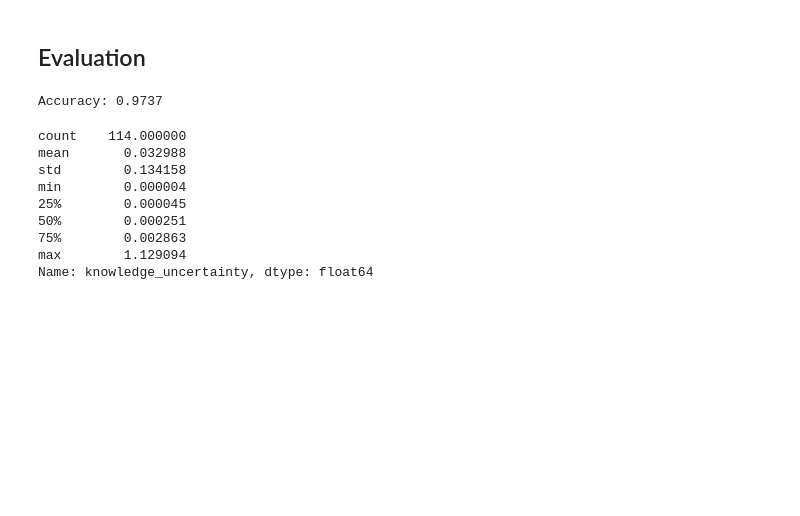
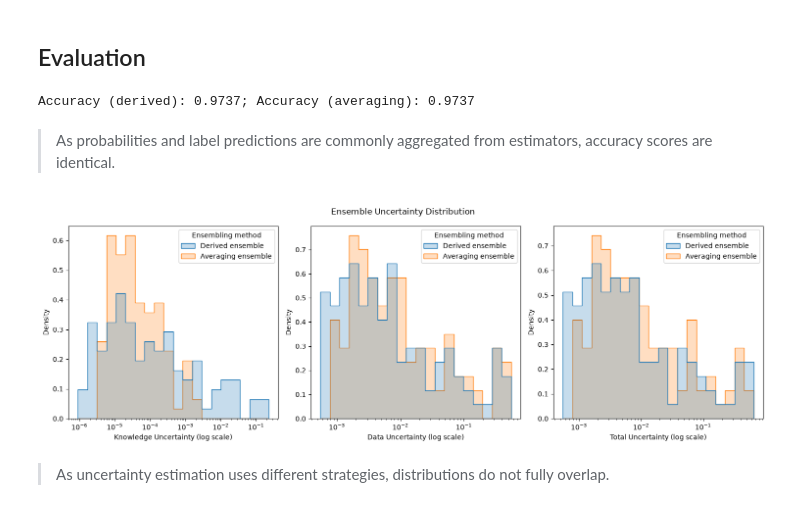
Before and after one commit to junkha/MotherML, a Jupyter notebook: examples/notebooks/05_advanced/06_cv_ensemble_classification.ipynb, the cells around one changed output. Cells and saved outputs as stored; diff of their text form; code cells hidden in the pictures; blank space fills up the shorter version.

Commit message:
docs(examples): demonstrate ensemble subclass differences

```diff
--- a/examples/notebooks/05_advanced/06_cv_ensemble_classification.ipynb
+++ b/examples/notebooks/05_advanced/06_cv_ensemble_classification.ipynb
@@ -82,26 +93,58 @@ estimators_dict
 # %%
-ensemble = CVEnsembleClassifierMother(estimators=estimators_dict["estimators"])
+ensemble_derived = CVEnsembleDerivedClassifier(estimators=estimators_dict["estimators"])
 
-ensemble_prediction = ensemble.predict_uncertainty(X=X_test, uncertainty_method="disagreement")
+ensemble_prediction_derived = ensemble_derived.predict_uncertainty(X=X_test, uncertainty_method="entropy")
+# %%
+ensemble_averaging = CVEnsembleAveragingClassifier(estimators=estimators_dict["estimators"])
+
+ensemble_prediction_averaging = ensemble_averaging.predict_uncertainty(X=X_test)
 # %% [markdown]
 ## Evaluation
 # %%
-y_pred = ensemble_prediction["pred"]
+y_pred_derived = ensemble_prediction_derived["pred"]
+y_pred_averaging = ensemble_prediction_averaging["pred"]
 
 # compute accuracy
-acc = accuracy_score(y_test, y_pred)
-print(f"Accuracy: {acc:.4f}")
+acc_derived = accuracy_score(y_test, y_pred_derived)
+acc_averaging = accuracy_score(y_test, y_pred_averaging)
+print(f"Accuracy (derived): {acc_derived:.4f}; Accuracy (averaging): {acc_averaging:.4f}")
 # %% [output]
-Accuracy: 0.9737
+Accuracy (derived): 0.9737; Accuracy (averaging): 0.9737
-# %%
-ensemble_prediction["knowledge_uncertainty"].describe()
-# %% [output]
-count    114.000000
-mean       0.032988
-std        0.134158
-min        0.000004
-25%        0.000045
-50%        0.000251
-75%        0.002863
-max        1.129094
-Name: knowledge_uncertainty, dtype: float64
+# %% [markdown]
+> As probabilities and label predictions are commonly aggregated from estimators, accuracy scores are identical.
+# %%
+uncertainty_types = ["knowledge_uncertainty", "data_uncertainty", "total_uncertainty"]
+ensemble_uncertainties = pd.concat(
+    {
+        "Derived ensemble": ensemble_prediction_derived[uncertainty_types],
+        "Averaging ensemble": ensemble_prediction_averaging[uncertainty_types],
+    },
+    names=["Ensembling method"],
+).reset_index(level="Ensembling method")
+
+fig, axs = plt.subplots(1, 3, figsize=(15, 5))
+
+for uncertainty_type in uncertainty_types:
+    ax = axs[uncertainty_types.index(uncertainty_type)]
+    sns.histplot(
+        ax=ax,
+        data=ensemble_uncertainties,
+        x=uncertainty_type,
+        hue="Ensembling method",
+        bins=20,
+        stat="density",
+        common_norm=False,
+        element="step",
+        fill=True,
+        log_scale=(True, False),
+    )
+    ax.set_xlabel(f"{uncertainty_type.replace('_', ' ').title()} (log scale)")
+    ax.set_ylabel("Density")
+
+fig.suptitle("Ensemble Uncertainty Distribution")
+plt.tight_layout()
+plt.show()
+# %% [output]
+[figure, added]
+# %% [markdown]
+> As uncertainty estimation uses different strategies, distributions do not fully overlap.
```
Also changed, not shown: parts of 4 cells of this notebook.
